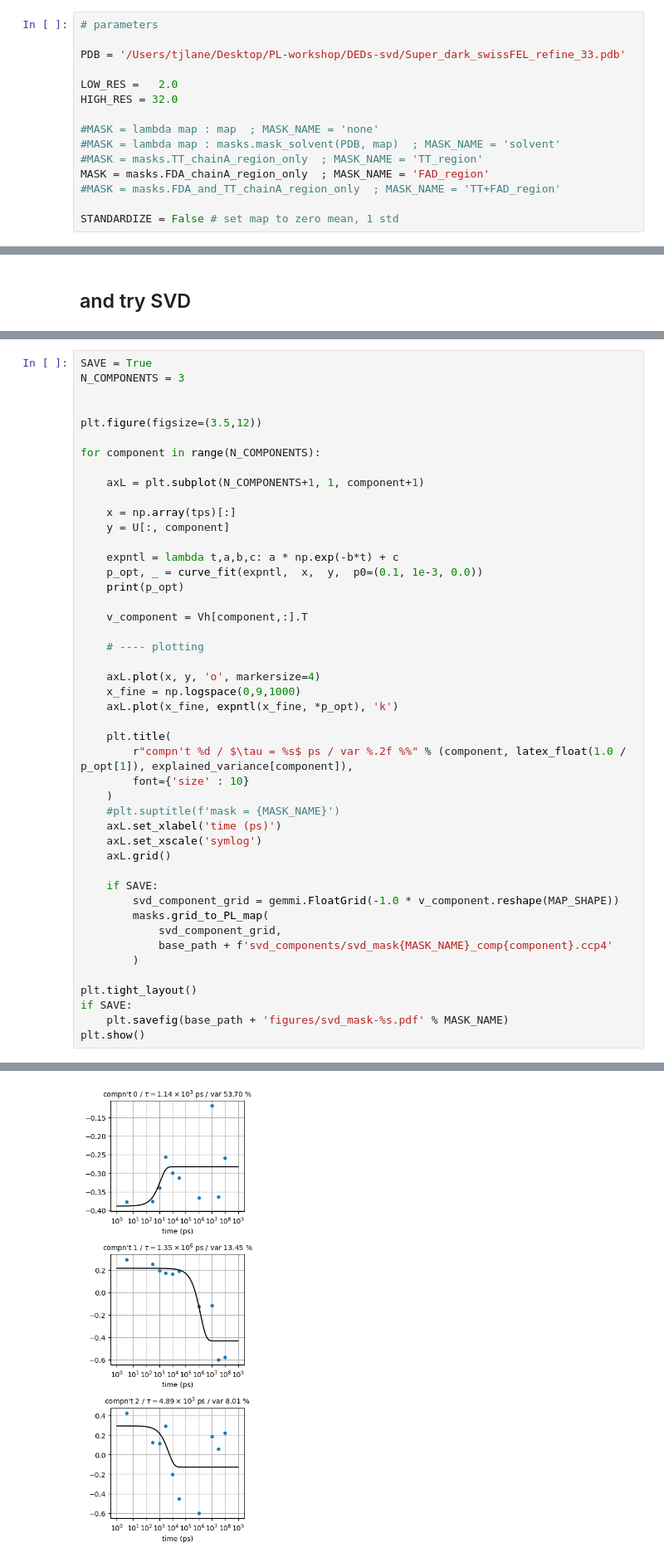
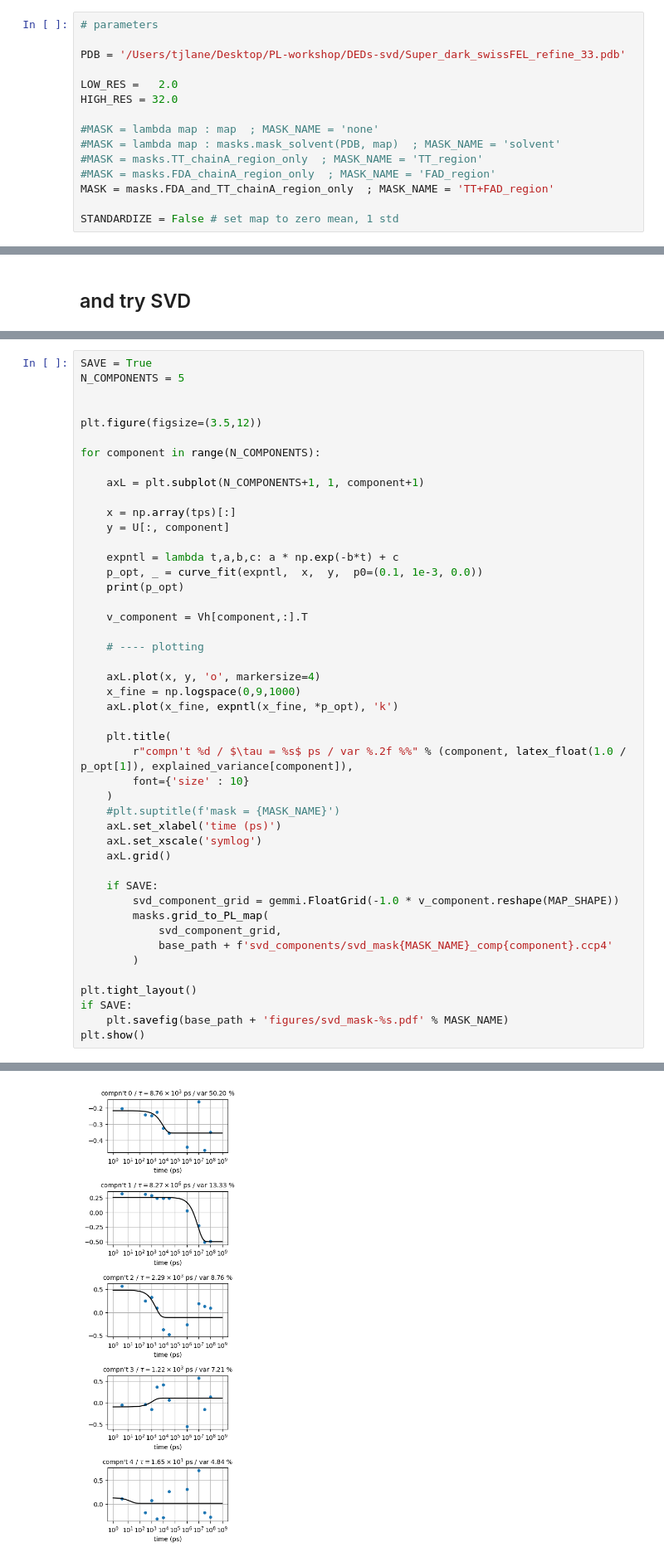
Before and after one commit to tjlane/mmcpd-p19638, a Jupyter notebook: svd.ipynb, the cells around one changed output, grey strips where cells are left out. Shown at 83% size. Cells and saved outputs as stored; diff of their text form.

```diff
--- a/svd.ipynb
+++ b/svd.ipynb
@@ -31,8 +31,8 @@ HIGH_RES = 32.0
 #MASK = lambda map : map  ; MASK_NAME = 'none'
 #MASK = lambda map : masks.mask_solvent(PDB, map)  ; MASK_NAME = 'solvent'
 #MASK = masks.TT_chainA_region_only  ; MASK_NAME = 'TT_region'
-MASK = masks.FDA_chainA_region_only  ; MASK_NAME = 'FAD_region'
-#MASK = masks.FDA_and_TT_chainA_region_only  ; MASK_NAME = 'TT+FAD_region'
+#MASK = masks.FDA_chainA_region_only  ; MASK_NAME = 'FAD_region'
+MASK = masks.FDA_and_TT_chainA_region_only  ; MASK_NAME = 'TT+FAD_region'
 
 STANDARDIZE = False # set map to zero mean, 1 std
 # %%
@@ -150,6 +150,6 @@ plt.show()
 # %%
 SAVE = True
-N_COMPONENTS = 3
+N_COMPONENTS = 5
 
 
 plt.figure(figsize=(3.5,12))
@@ -200 +202 @@ plt.show()
-[figure, old version]
+[figure, new version]
```
Also changed, not shown: parts of 4 cells of this notebook, 3 other files.
